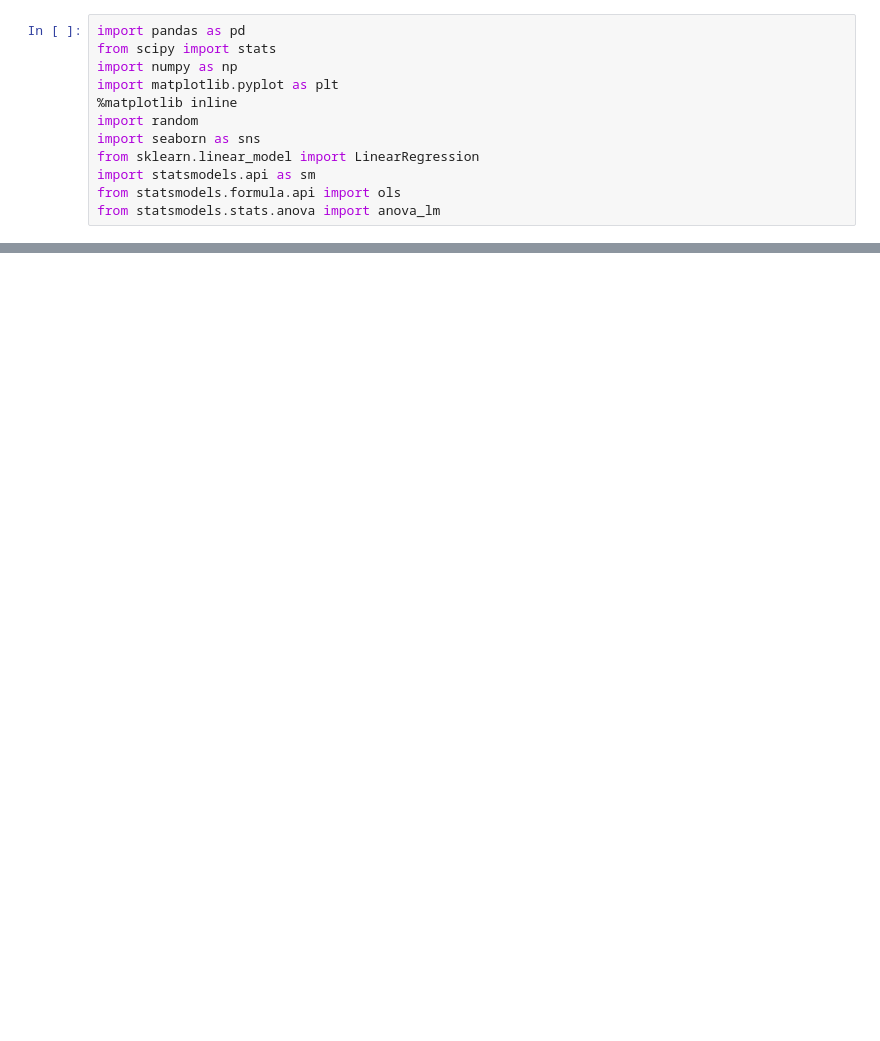
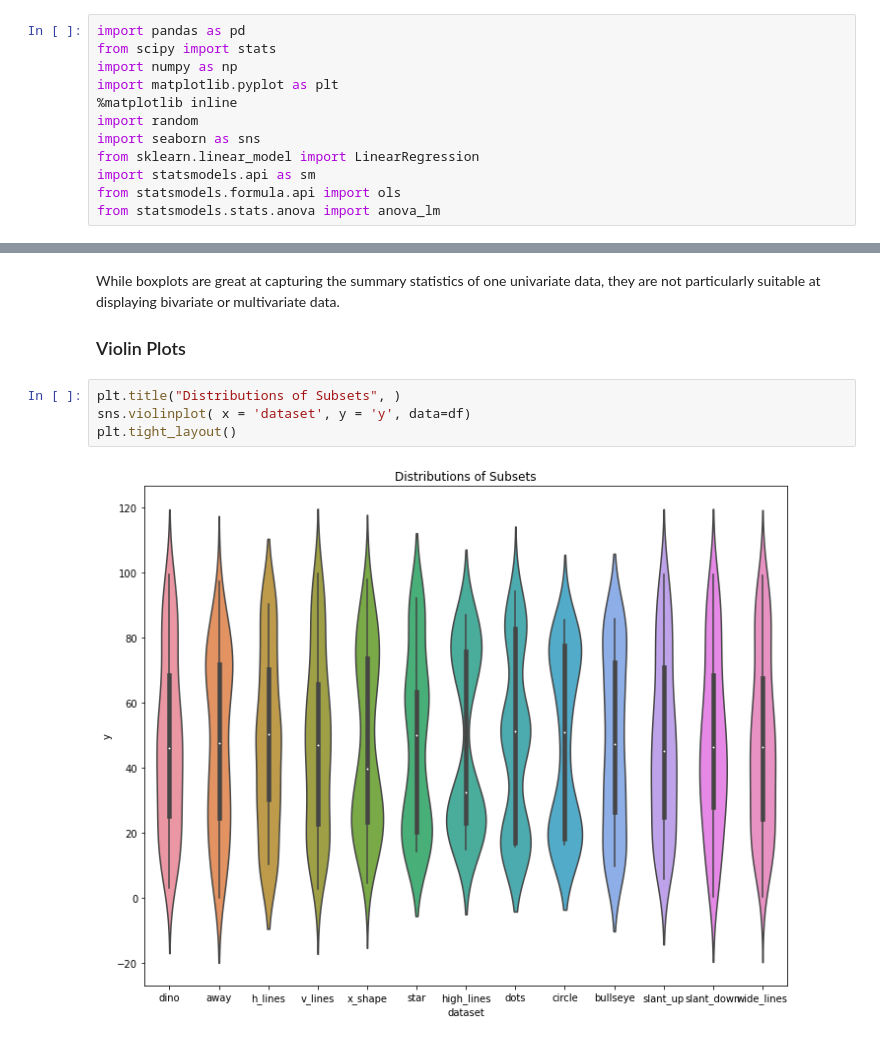
Before and after one commit to skacem/Maths-and-Stats-of-ML, a Jupyter notebook: 301-going_beyond_summary_stats.ipynb, the cells around one changed output, grey strips where cells are left out. Saved outputs shown, nothing was run; the diff lists cells and outputs as text; blank space fills up the shorter version.

```diff
--- a/301-going_beyond_summary_stats.ipynb
+++ b/301-going_beyond_summary_stats.ipynb
@@ -34,0 +134,10 @@ pd.set_option("display.max_rows", 25)
+# %% [markdown]
+While boxplots are great at capturing the summary statistics of one univariate data, they are not  particularly suitable at displaying bivariate or multivariate data.
+
+### Violin Plots
+# %%
+plt.title("Distributions of Subsets", )
+sns.violinplot( x = 'dataset', y = 'y', data=df)
+plt.tight_layout()
+# %% [output]
+[figure, added]
```
Also changed, not shown: parts of 17 cells of this notebook, 1 other file.
